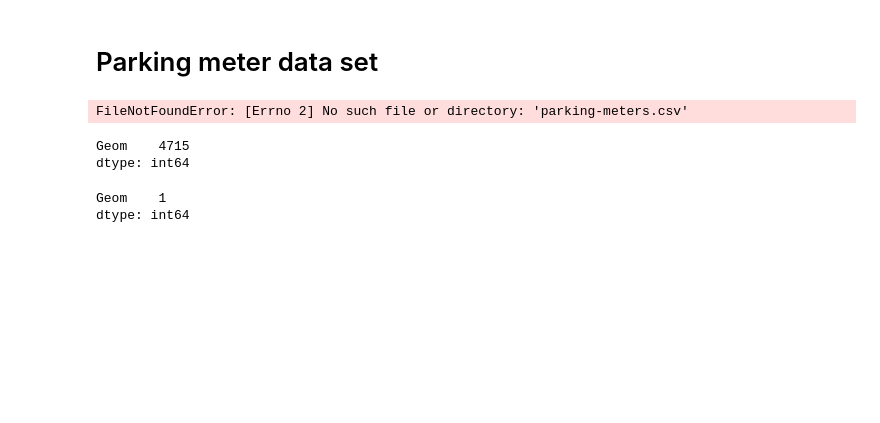
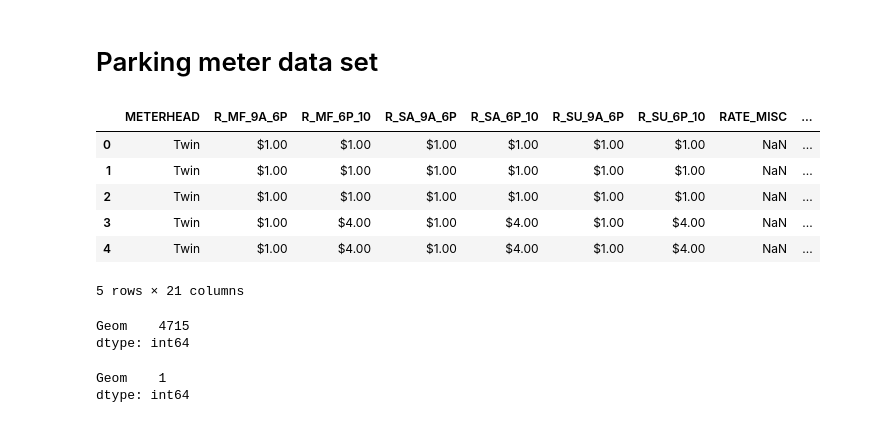
Before and after one commit to LazarAdamovic/Crime-in-Vancouver, a Jupyter notebook: Jupyter_notebooks_preprocessing.ipynb, the cells around one changed output. Drawn from its saved outputs; the diff is of its cells as text; code cells hidden in the pictures; blank space fills up the shorter version.

Commit message:
deleted old datas sets

```diff
--- a/Jupyter_notebooks_preprocessing.ipynb
+++ b/Jupyter_notebooks_preprocessing.ipynb
@@ -294,12 +294,18 @@ df_car_thefts.head()
 # %%
 # load parking meter data set
 
 '''this is a dataset I found which includes the coordinates of all city pay parkins'''
 
-park_df=pd.read_csv('parking-meters.csv', ';')
+park_df=pd.read_excel('downloaded_data/parking-meters.xls')
 park_df.head()
 # %% [output]
+|  | METERHEAD | R_MF_9A_6P | R_MF_6P_10 | R_SA_9A_6P | R_SA_6P_10 | R_SU_9A_6P | R_SU_6P_10 | RATE_MISC | ... |
+| 0 | Twin | $1.00 | $1.00 | $1.00 | $1.00 | $1.00 | $1.00 | NaN | ... |
+| 1 | Twin | $1.00 | $1.00 | $1.00 | $1.00 | $1.00 | $1.00 | NaN | ... |
+| 2 | Twin | $1.00 | $1.00 | $1.00 | $1.00 | $1.00 | $1.00 | NaN | ... |
+| 3 | Twin | $1.00 | $4.00 | $1.00 | $4.00 | $1.00 | $4.00 | NaN | ... |
+| 4 | Twin | $1.00 | $4.00 | $1.00 | $4.00 | $1.00 | $4.00 | NaN | ... |
-FileNotFoundError: [Errno 2] No such file or directory: 'parking-meters.csv'
+5 rows × 21 columns
 # %%
 # only need the longitude/lattitude column
 
```
Also changed, not shown: parts of 2 cells of this notebook, 6 other files.
